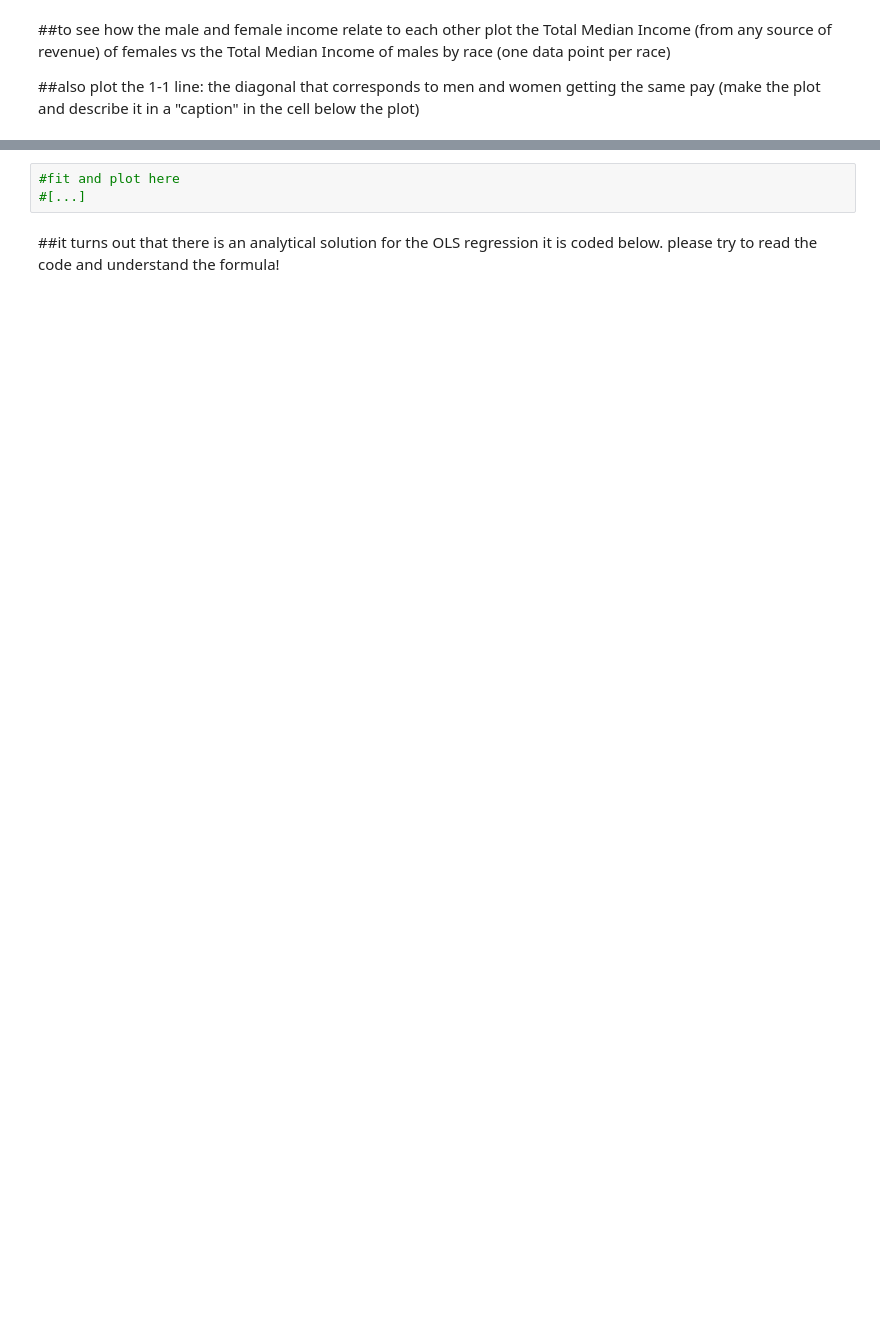
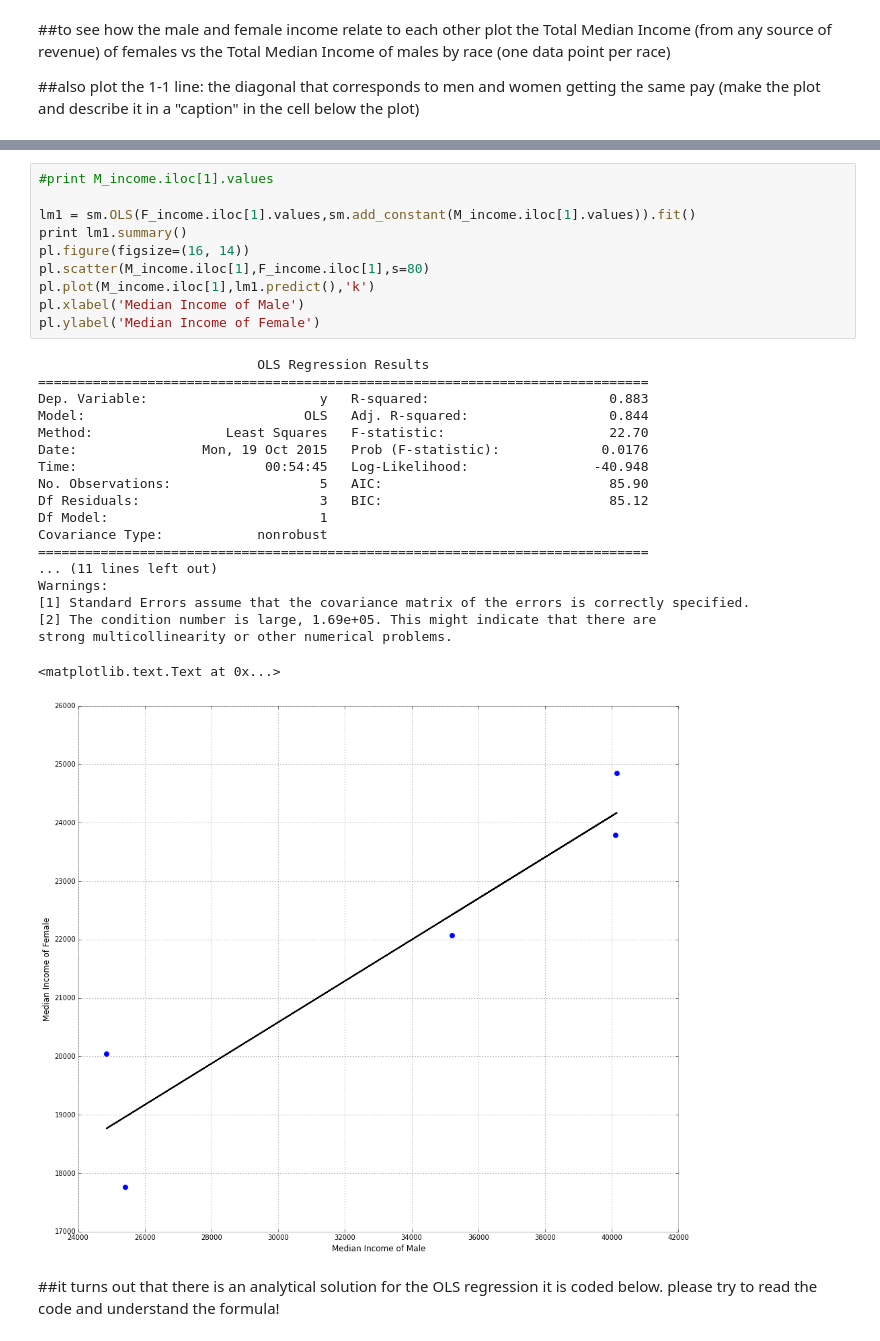
Before and after one commit to yunongcao/PUI2015_ycao, a Jupyter notebook: HW5/Assignment2.ipynb, the cells around one changed output, grey strips where cells are left out. Drawn from its saved outputs; the diff is of its cells as text; blank space fills up the shorter version.

```diff
--- a/HW5/Assignment2.ipynb
+++ b/HW5/Assignment2.ipynb
@@ -133,6 +155,33 @@ in args i put all arguments of the function residuals that are not to be evaluat
-# %%
-#fit and plot here
-#[...]
+# %%
+#print M_income.iloc[1].values
+
+lm1 = sm.OLS(F_income.iloc[1].values,sm.add_constant(M_income.iloc[1].values)).fit()
+print lm1.summary()
+pl.figure(figsize=(16, 14))
+pl.scatter(M_income.iloc[1],F_income.iloc[1],s=80)
+pl.plot(M_income.iloc[1],lm1.predict(),'k')
+pl.xlabel('Median Income of Male')
+pl.ylabel('Median Income of Female')
+# %% [output]
+                            OLS Regression Results
+==============================================================================
+Dep. Variable:                      y   R-squared:                       0.883
+Model:                            OLS   Adj. R-squared:                  0.844
+Method:                 Least Squares   F-statistic:                     22.70
+Date:                Mon, 19 Oct 2015   Prob (F-statistic):             0.0176
+Time:                        00:54:45   Log-Likelihood:                -40.948
+No. Observations:                   5   AIC:                             85.90
+Df Residuals:                       3   BIC:                             85.12
+Df Model:                           1
+Covariance Type:            nonrobust
+==============================================================================
+... (11 lines left out)
+Warnings:
+[1] Standard Errors assume that the covariance matrix of the errors is correctly specified.
+[2] The condition number is large, 1.69e+05. This might indicate that there are
+strong multicollinearity or other numerical problems.
+<matplotlib.text.Text at 0x...>
+[figure, added]
 # %% [markdown]
 ##it turns out that there is an analytical solution for the OLS regression it is coded below. please try to read the code and understand the formula!
 # %%
```
Also changed, not shown: parts of 24 cells of this notebook.
